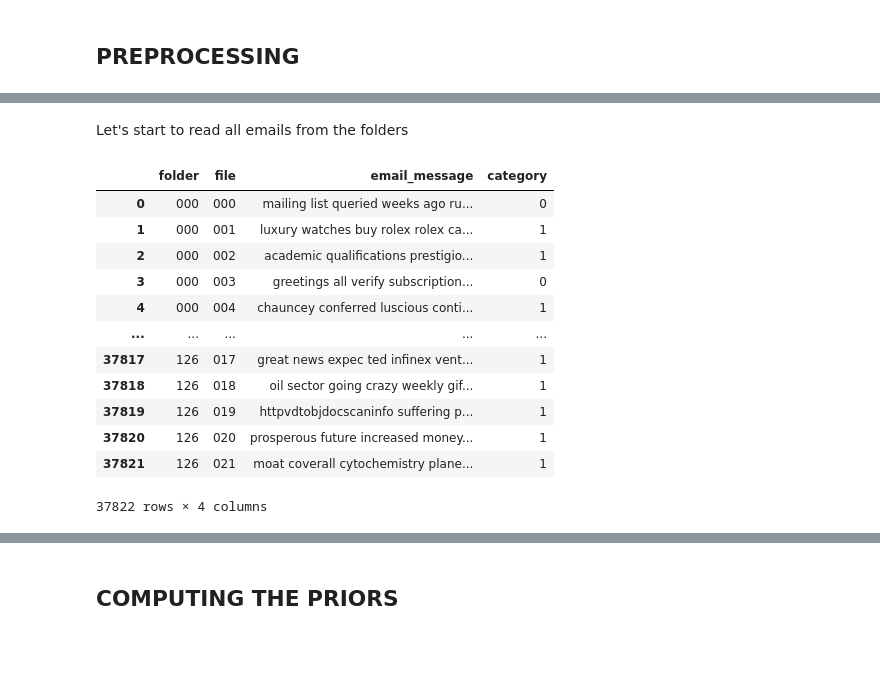
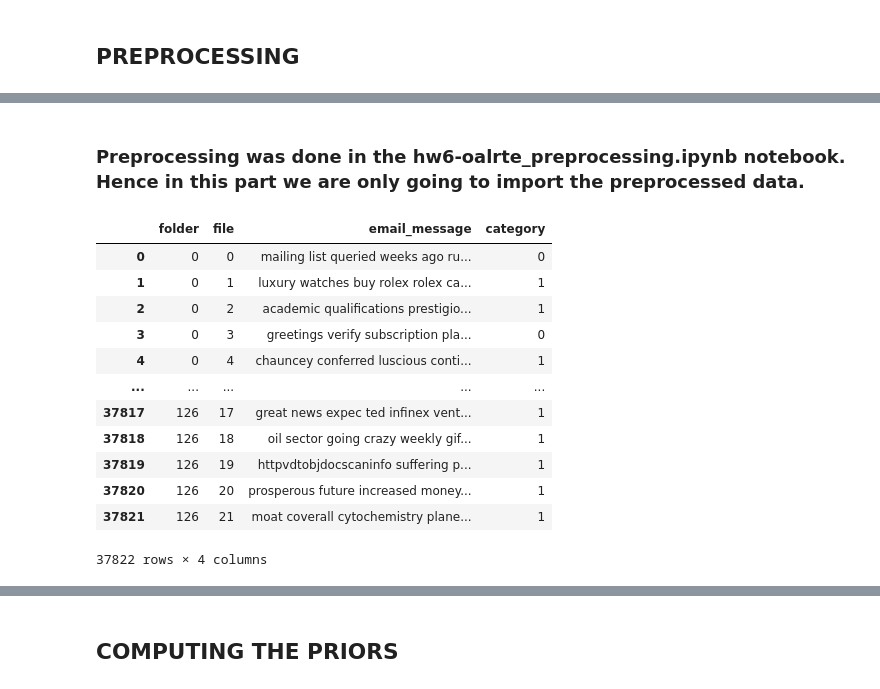
Before and after one commit to GravitonXD/OLARTE_ML, a Jupyter notebook: HW6/hw6-olarte.ipynb, the cells around one changed output, grey strips where cells are left out. Drawn from its saved outputs; the diff is of its cells as text; code cells hidden in the pictures; blank space fills up the shorter version.

```diff
--- a/HW6/hw6-olarte.ipynb
+++ b/HW6/hw6-olarte.ipynb
@@ -173,2 +16,0 @@ http://vvhvjk130.sewandeatone.com
-# %% [markdown]
-Let's start to read all emails from the folders
@@ -194,16 +17,30 @@ for folder in folders:
-# %%
-df_main
-# %% [output]
-|  | folder | file | email_message | category |
-| 0 | 000 | 000 | mailing list queried weeks ago ru... | 0 |
-| 1 | 000 | 001 | luxury watches buy rolex rolex ca... | 1 |
-| 2 | 000 | 002 | academic qualifications prestigio... | 1 |
-| 3 | 000 | 003 | greetings all verify subscription... | 0 |
-| 4 | 000 | 004 | chauncey conferred luscious conti... | 1 |
-| ... | ... | ... | ... | ... |
-| 37817 | 126 | 017 | great news expec ted infinex vent... | 1 |
-| 37818 | 126 | 018 | oil sector going crazy weekly gif... | 1 |
-| 37819 | 126 | 019 | httpvdtobjdocscaninfo suffering p... | 1 |
-| 37820 | 126 | 020 | prosperous future increased money... | 1 |
-| 37821 | 126 | 021 | moat coverall cytochemistry plane... | 1 |
-37822 rows × 4 columns
+# %% [markdown]
+### Preprocessing was done in the hw6-oalrte_preprocessing.ipynb notebook. Hence in this part we are only going to import the preprocessed data.
+# %%
+# Load the dataset (type e)
+main_df = pd.read_csv("./preprocessed_files/preprocessed_emails_a.csv")
+
+# Split the dataset into training and testing
+# Folders 0-70 are training, 71-126 are testing
+train_df = main_df[main_df['folder'] <= 70]
+test_df = main_df[main_df['folder'] > 70]
+
+# Split training to spam and ham
+train_spam_df = train_df[train_df['category'] == 1]
+train_ham_df = train_df[train_df['category'] == 0]
+# %%
+main_df
+# %% [output]
+|  | folder | file | email_message | category |
+| 0 | 0 | 0 | mailing list queried weeks ago ru... | 0 |
+| 1 | 0 | 1 | luxury watches buy rolex rolex ca... | 1 |
+| 2 | 0 | 2 | academic qualifications prestigio... | 1 |
+| 3 | 0 | 3 | greetings verify subscription pla... | 0 |
+| 4 | 0 | 4 | chauncey conferred luscious conti... | 1 |
+| ... | ... | ... | ... | ... |
+| 37817 | 126 | 17 | great news expec ted infinex vent... | 1 |
+| 37818 | 126 | 18 | oil sector going crazy weekly gif... | 1 |
+| 37819 | 126 | 19 | httpvdtobjdocscaninfo suffering p... | 1 |
+| 37820 | 126 | 20 | prosperous future increased money... | 1 |
+| 37821 | 126 | 21 | moat coverall cytochemistry plane... | 1 |
+37822 rows × 4 columns
```
Also changed, not shown: parts of 29 cells of this notebook, 2 other files.
